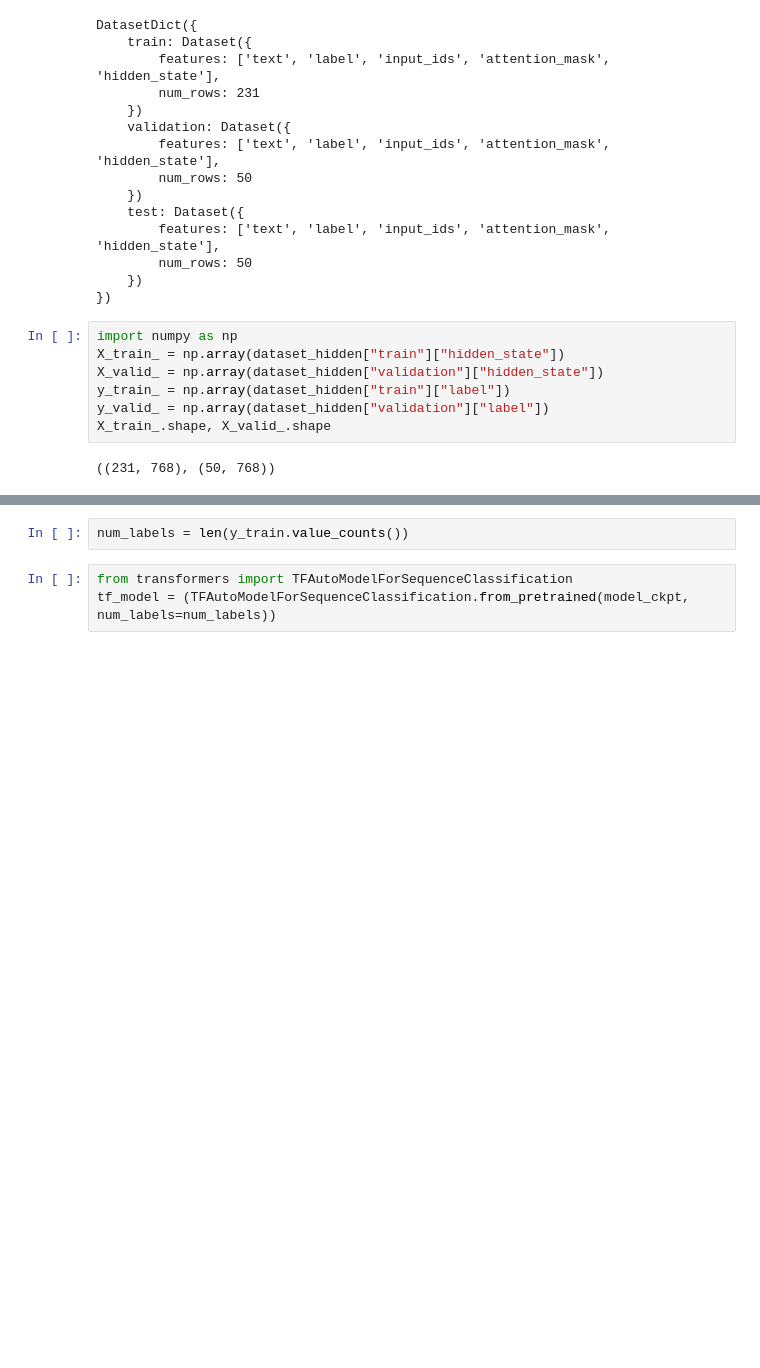
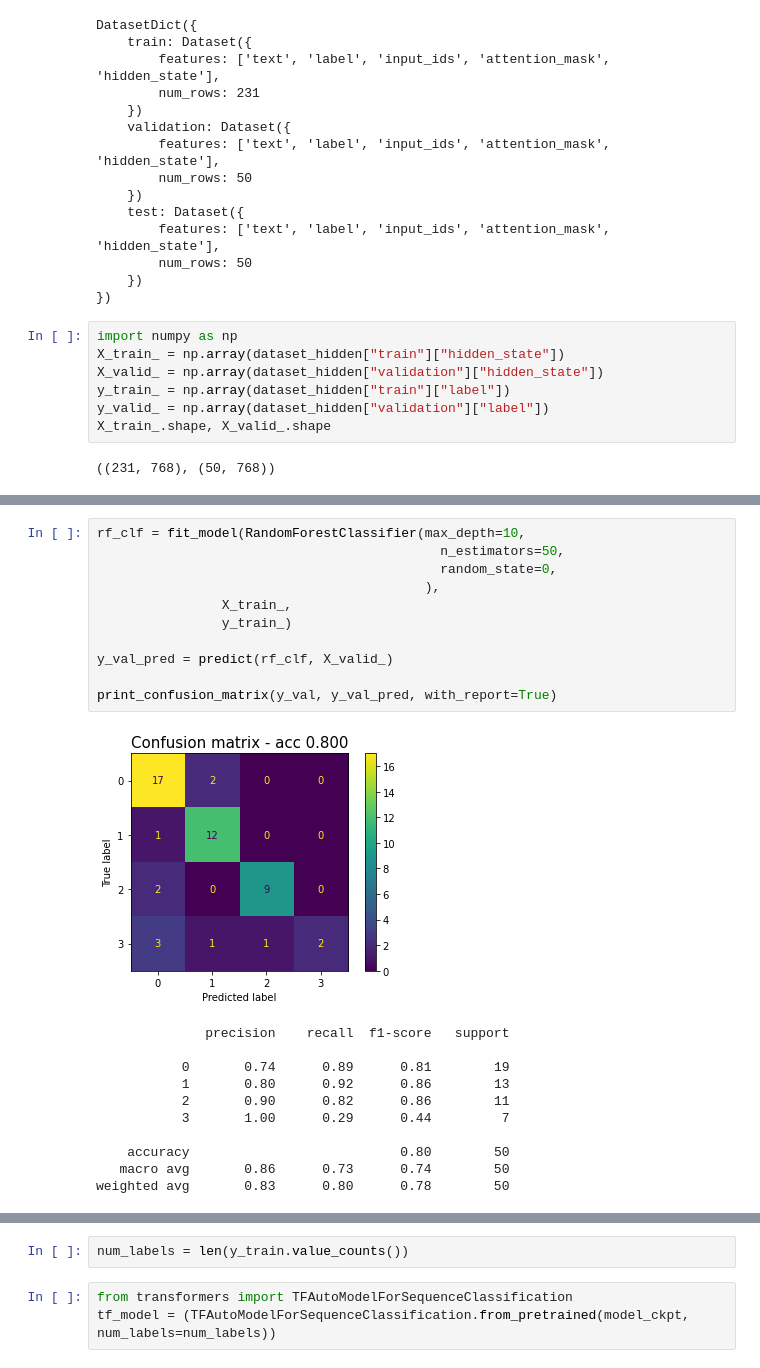
Before and after one commit to hmatzner/text-classification, a Jupyter notebook: url_classification.ipynb, the cells around one changed output, grey strips where cells are left out. Cells and saved outputs as stored; diff of their text form; blank space fills up the shorter version.

```diff
--- a/url_classification.ipynb
+++ b/url_classification.ipynb
@@ -1103,0 +1098,23 @@ lr_clf.score(X_valid_, y_valid_)
+# %%
+rf_clf = fit_model(RandomForestClassifier(max_depth=10,
+                                            n_estimators=50,
+                                            random_state=0,
+                                          ),
+                X_train_,
+                y_train_)
+
+y_val_pred = predict(rf_clf, X_valid_)
+
+print_confusion_matrix(y_val, y_val_pred, with_report=True)
+# %% [output]
+[figure, added]
+              precision    recall  f1-score   support
+
+           0       0.74      0.89      0.81        19
+           1       0.80      0.92      0.86        13
+           2       0.90      0.82      0.86        11
+           3       1.00      0.29      0.44         7
+
+    accuracy                           0.80        50
+   macro avg       0.86      0.73      0.74        50
+weighted avg       0.83      0.80      0.78        50
```
Also changed, not shown: parts of 35 cells of this notebook.
